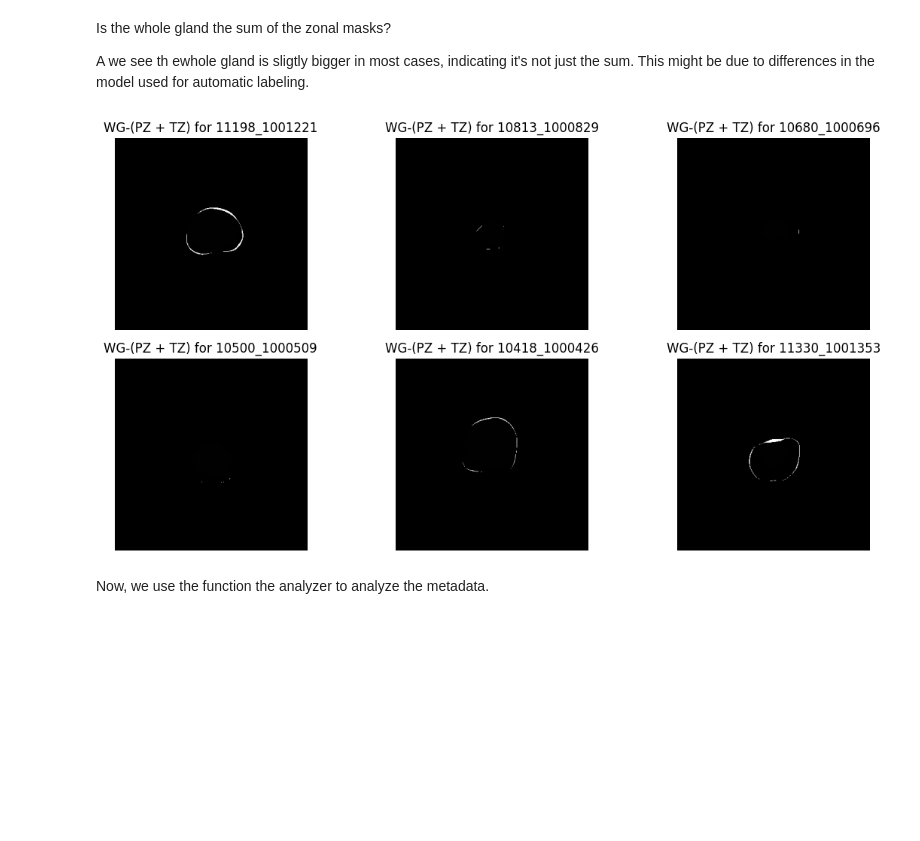
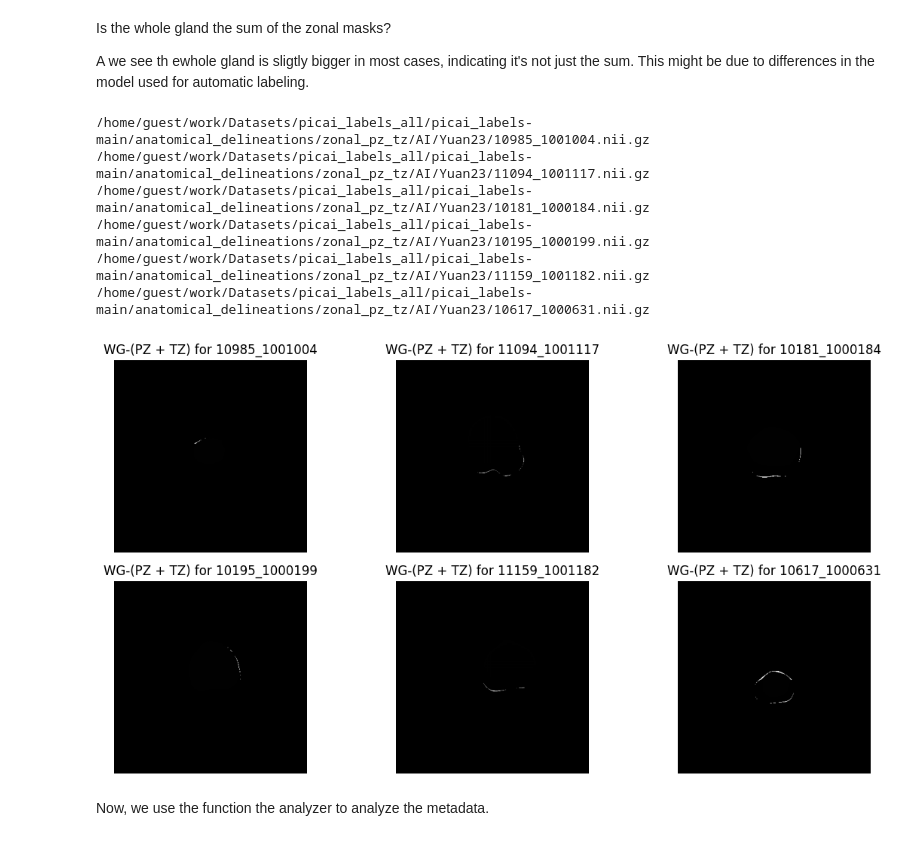
Before and after one commit to usbt0p/mri-prostate-segmentation-deeplearning, a Jupyter notebook: exploratory-analysis/explore_picai.ipynb, the cells around one changed output. Saved outputs shown, nothing was run; the diff lists cells and outputs as text; code cells hidden in the pictures; blank space fills up the shorter version.

```diff
--- a/exploratory-analysis/explore_picai.ipynb
+++ b/exploratory-analysis/explore_picai.ipynb
@@ -17,7 +17,7 @@ DATA_ROOT = "/home/guest/work/Datasets"
 paths = {
     "picai_labels_wg" : "picai_labels_all/picai_labels-main/anatomical_delineations/whole_gland/AI/Guerbet23",
     "picai_labels_zonal" : "picai_labels_all/picai_labels-main/anatomical_delineations/zonal_pz_tz/AI/Yuan23",
-    "picai_folds" : "picai_folds/"
+    "picai_folds" : "picai_folds/picai_images_fold0"
 }
 
 analyzer = DataAnalyzer(DATA_ROOT)
@@ -62,21 +62,20 @@ Total file count excluding the previous non-matching:  1450
 # %%
 
 # pick a random folder and set the name of a file inside as the prefix
-d = "picai_folds/picai_images_fold0"
 dirs = list(analyzer.get_dirs(d))
 random_dir = random.choice(dirs)
-files_in_dir = analyzer.get_files(join(d, random_dir), ".*_t2w.mha$")
+files_in_dir = analyzer.get_files(join(paths["picai_folds"], random_dir), ".*_t2w.mha$")
 
 # we have to do this because get files is a generator
-name = list(files_in_dir)[0]
-i1 = join(d, random_dir, name)
+name = next(files_in_dir)
+i1 = join(paths["picai_folds"], random_dir, name)
 
 # get the corresponding nii.gz file that masks the image
-nii = name.split("_t2w")[0] + ".nii.gz"
+nii = name.split("_t2w")[0].split("/")[-1] + ".nii.gz"
 i2 = join(paths['picai_labels_zonal'], nii)
 
 # get the whole gland mask
 i3 = join(paths['picai_labels_wg'], nii)
 
-analyzer.show_image(i1, i2, i3, save="../combined_images.png")
+analyzer.show_image(i1, i2, i3, save="/home/guest/code")
 # %% [output]
@@ -112,39 +109,51 @@ for idx, dir in enumerate(random_dir):
     files_in_dir = analyzer.get_files(join(d, dir), ".*_t2w.mha$")
 
     # We have to do this because get_files is a generator
-    name = list(files_in_dir)[0]
+    name = next(files_in_dir)
 
     # Get the corresponding nii.gz file that masks the image
-    nii = name.split("_t2w")[0] + ".nii.gz"
+    nii = os.path.basename(name).split("_t2w")[0] + ".nii.gz"
     i2 = join(DATA_ROOT, paths['picai_labels_zonal'], nii)
+    print(i2)
+
 
     # Get the whole gland mask
     i3 = join(DATA_ROOT, paths['picai_labels_wg'], nii)
 
     # Turn the images into arrays, set all labels >= 1 to 1
     # Then, do the difference between both and display it to see where they differ
     i2 = sitk.ReadImage(i2)
     image_array = sitk.GetArrayViewFromImage(i2)
     image_array[image_array >= 1]
+    #print(image_array[image_array.shape[0] // 2, :, :])
 
     i3 = sitk.ReadImage(i3)
     i3_array = sitk.GetArrayViewFromImage(i3)
     i3_array[i3_array >= 1]
+    #print(i3_array[i3_array.shape[0] // 2, :, :])
 
-    diff = (image_array - i3_array)[image_array.shape[0] // 2, :, :]
+    diff = (image_array - i3_array)
+    diff[diff >= 1] # Keep only positive differences
+    diff = diff[image_array.shape[0] // 2, :, :] # take the middle slice by default
 
     # Plot the image diff on the corresponding axis
     axes[idx].imshow(diff, cmap='gray')
-    axes[idx].set_title(f"WG-(PZ + TZ) for {name.split('_t2w')[0]}")
+    axes[idx].set_title(f"WG-(PZ + TZ) for {os.path.basename(name).split('_t2w')[0]}")
     axes[idx].axis('off')
 
 plt.tight_layout()  # Adjust layout to prevent overlap
 plt.show()
 
 
 #analyzer.show_image(i2, i3, save="../combined_images.png")
 # %% [output]
+/home/guest/work/Datasets/picai_labels_all/picai_labels-main/anatomical_delineations/zonal_pz_tz/AI/Yuan23/10985_1001004.nii.gz
+/home/guest/work/Datasets/picai_labels_all/picai_labels-main/anatomical_delineations/zonal_pz_tz/AI/Yuan23/11094_1001117.nii.gz
+/home/guest/work/Datasets/picai_labels_all/picai_labels-main/anatomical_delineations/zonal_pz_tz/AI/Yuan23/10181_1000184.nii.gz
+/home/guest/work/Datasets/picai_labels_all/picai_labels-main/anatomical_delineations/zonal_pz_tz/AI/Yuan23/10195_1000199.nii.gz
+/home/guest/work/Datasets/picai_labels_all/picai_labels-main/anatomical_delineations/zonal_pz_tz/AI/Yuan23/11159_1001182.nii.gz
+/home/guest/work/Datasets/picai_labels_all/picai_labels-main/anatomical_delineations/zonal_pz_tz/AI/Yuan23/10617_1000631.nii.gz
-[figure, old version]
+[figure, new version]
 # %% [markdown]
 Now, we use the function the analyzer to analyze the metadata.
 # %%
```
Also changed, not shown: parts of 6 cells of this notebook.
